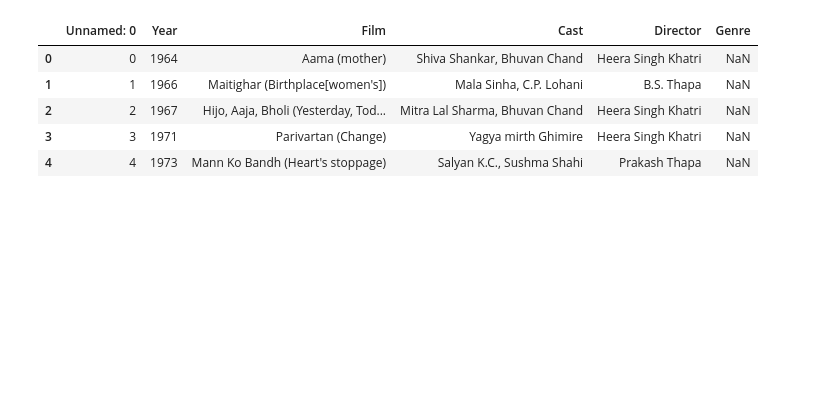
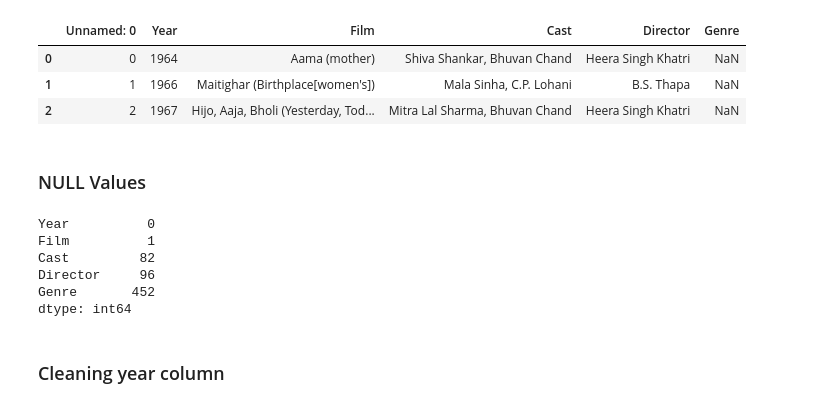
Before and after one commit to Suneel5/Nepali-movie-recomendation-system, a Jupyter notebook: data-cleaning.ipynb, the cells around one changed output. Cells and saved outputs as stored; diff of their text form; code cells hidden in the pictures; blank space fills up the shorter version.

```diff
--- a/data-cleaning.ipynb
+++ b/data-cleaning.ipynb
@@ -4,11 +5,9 @@ import pandas as pd
 # %%
 df=pd.read_csv('data/merged_data.csv')
 # %%
-df.head()
+df.head(3)
 # %% [output]
 |  | Unnamed: 0 | Year | Film | Cast | Director | Genre |
 | 0 | 0 | 1964 | Aama (mother) | Shiva Shankar, Bhuvan Chand | Heera Singh Khatri | NaN |
 | 1 | 1 | 1966 | Maitighar (Birthplace[women's]) | Mala Sinha, C.P. Lohani | B.S. Thapa | NaN |
 | 2 | 2 | 1967 | Hijo, Aaja, Bholi (Yesterday, Tod... | Mitra Lal Sharma, Bhuvan Chand | Heera Singh Khatri | NaN |
-| 3 | 3 | 1971 | Parivartan (Change) | Yagya mirth Ghimire | Heera Singh Khatri | NaN |
-| 4 | 4 | 1973 | Mann Ko Bandh (Heart's stoppage) | Salyan K.C., Sushma Shahi | Prakash Thapa | NaN |
@@ -14,0 +16,11 @@ df.head()
+# %% [markdown]
+### NULL Values
+# %%
+df.isnull().sum()
+# %% [output]
+Year          0
+Film          1
+Cast         82
+Director     96
+Genre       452
+dtype: int64
@@ -14,0 +30,2 @@ df.head()
+# %% [markdown]
+### Cleaning year column
```
Also changed, not shown: parts of 31 cells of this notebook, 18 other files.
